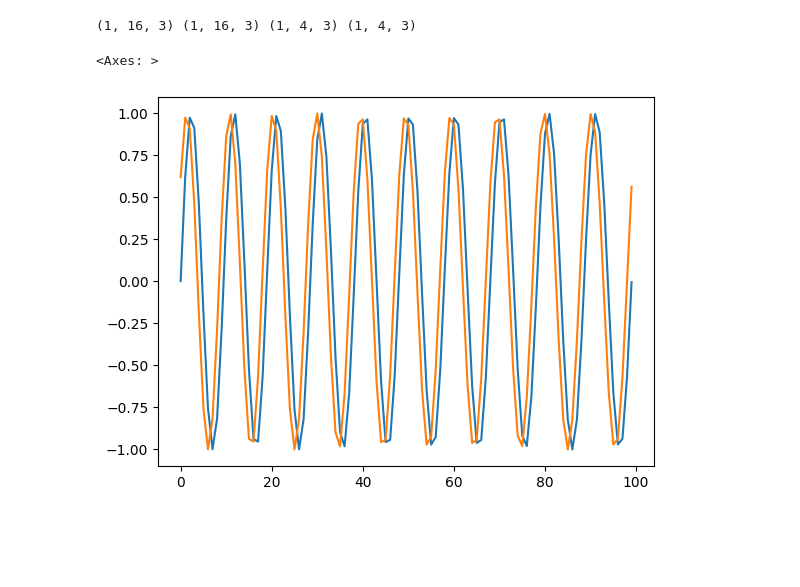
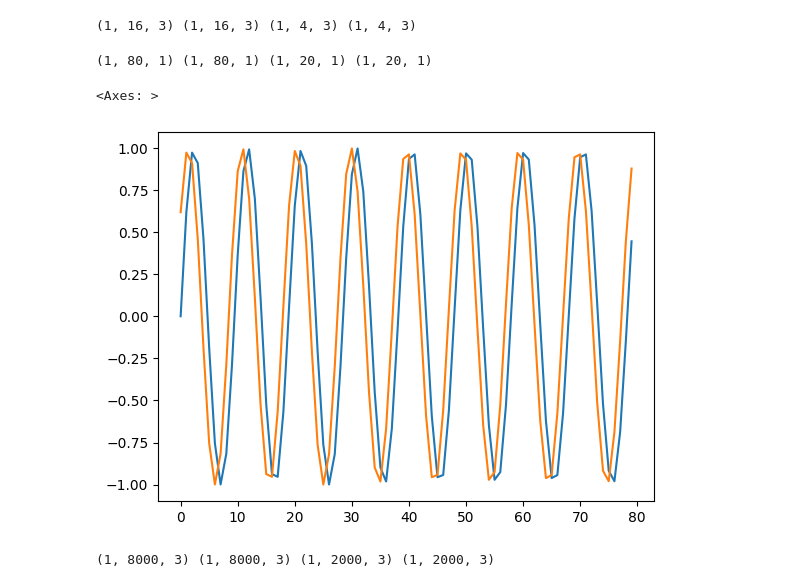
Before and after one commit to Naowak/STREAM-benchmark, a Jupyter notebook: test.ipynb, the cells around one changed output. Cells and saved outputs as stored; diff of their text form; code cells hidden in the pictures; blank space fills up the shorter version.

Commit message:
better comments & test file

```diff
--- a/test.ipynb
+++ b/test.ipynb
@@ -144,21 +124,26 @@ X_train, Y_train, X_test, Y_test = generate_chaotic_forecasting(20, 2)
 print(X_train.shape, Y_train.shape, X_test.shape, Y_test.shape)
 # %% [output]
 (1, 16, 3) (1, 16, 3) (1, 4, 3) (1, 4, 3)
-# %%
-import tasks
-
-X, Y = tasks.generate_sin_forecasting(100)
-
-import seaborn as sns
-sns.lineplot(data=X[:, 0])
-sns.lineplot(data=Y[:, 0])
-# %% [output]
-<Axes: >
-[figure, removed]
+# %%
+import tasks
+import seaborn as sns
+
+X_train, Y_train, X_test, Y_test = tasks.generate_sin_forecasting(100, 1, 0.8)
+print(X_train.shape, Y_train.shape, X_test.shape, Y_test.shape)
+
+sns.lineplot(x=range(80), y=X_train[0, :, 0])
+sns.lineplot(x=range(80), y=Y_train[0, :, 0])
+# %% [output]
+(1, 80, 1) (1, 80, 1) (1, 20, 1) (1, 20, 1)
+<Axes: >
+[figure, added]
 # %%
 import tasks
+from plotly import express as px
 
-X, Y = tasks.generate_chaotic_series(10000)
+X_train, Y_train, X_test, Y_test = tasks.generate_chaotic_forecasting(10000, 1, 0.8)
+print(X_train.shape, Y_train.shape, X_test.shape, Y_test.shape)
 
-from plotly import express as px
-px.line_3d(x=X[:, 0], y=X[:, 1], z=X[:, 2])
+px.line_3d(x=X_train[0, :, 0], y=X_train[0, :, 1], z=X_train[0, :, 2])
+# %% [output]
+(1, 8000, 3) (1, 8000, 3) (1, 2000, 3) (1, 2000, 3)
```
Also changed, not shown: parts of 3 cells of this notebook, 5 other files.
